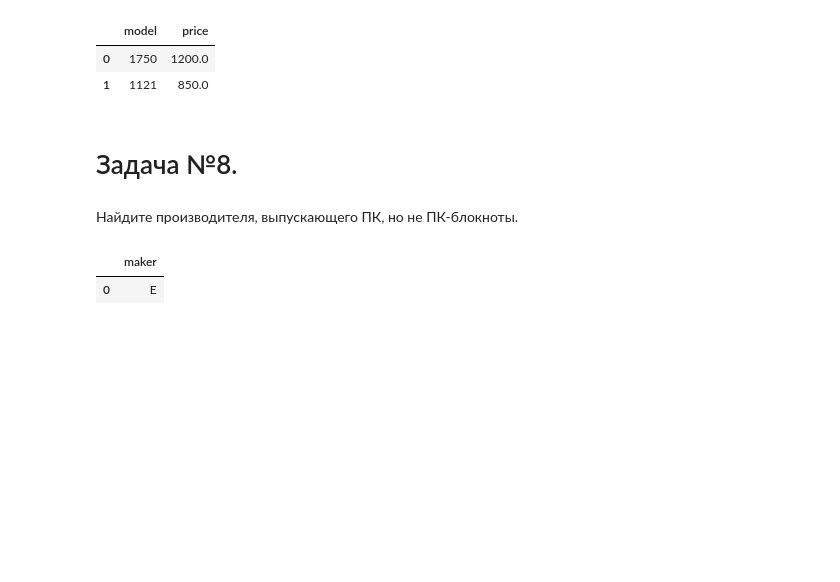
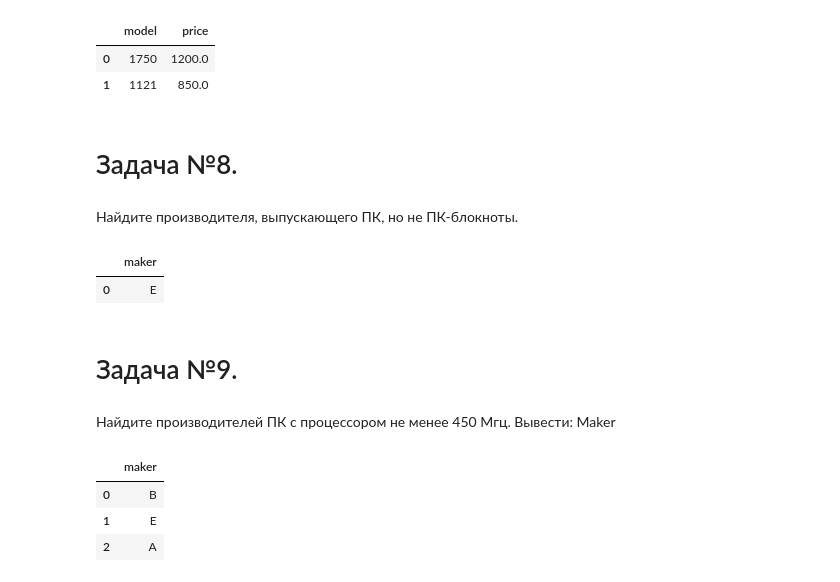
Before and after one commit to Kedrynez/Tasks-from-the-sql-ex.ru, a Jupyter notebook: sql_ex_postgres_in_colab.ipynb, the cells around one changed output. Drawn from its saved outputs; the diff is of its cells as text; code cells hidden in the pictures; blank space fills up the shorter version.

```diff
--- a/sql_ex_postgres_in_colab.ipynb
+++ b/sql_ex_postgres_in_colab.ipynb
@@ -181,3 +190,19 @@ select(sql)
 # %% [output]
 |  | maker |
 | 0 | E |
+# %% [markdown]
+# Задача №9.
+# %% [markdown]
+Найдите производителей ПК с процессором не менее 450 Мгц. Вывести: Maker
+# %%
+sql="""SELECT DISTINCT t.maker
+FROM product t JOIN pc p on t.model=p.model
+WHERE p.speed >= 450
+"""
+# %%
+select(sql)
+# %% [output]
+|  | maker |
+| 0 | B |
+| 1 | E |
+| 2 | A |
```
Also changed, not shown: parts of 7 cells of this notebook.
